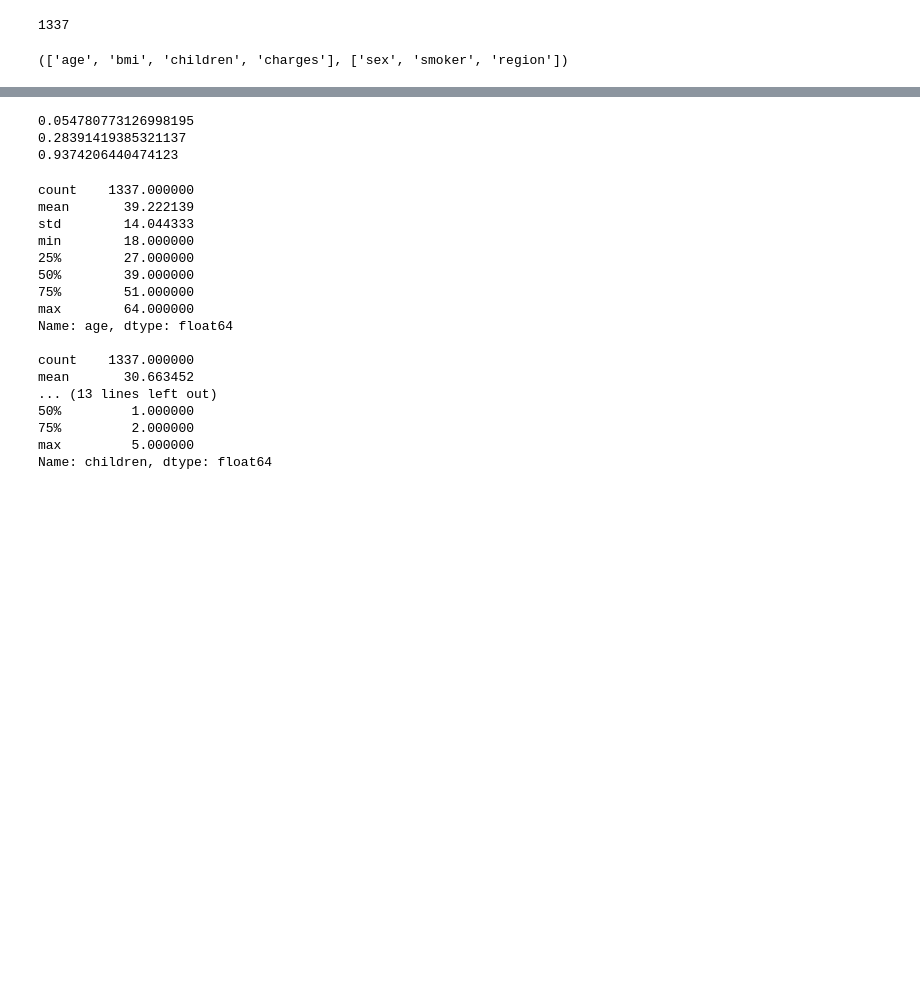
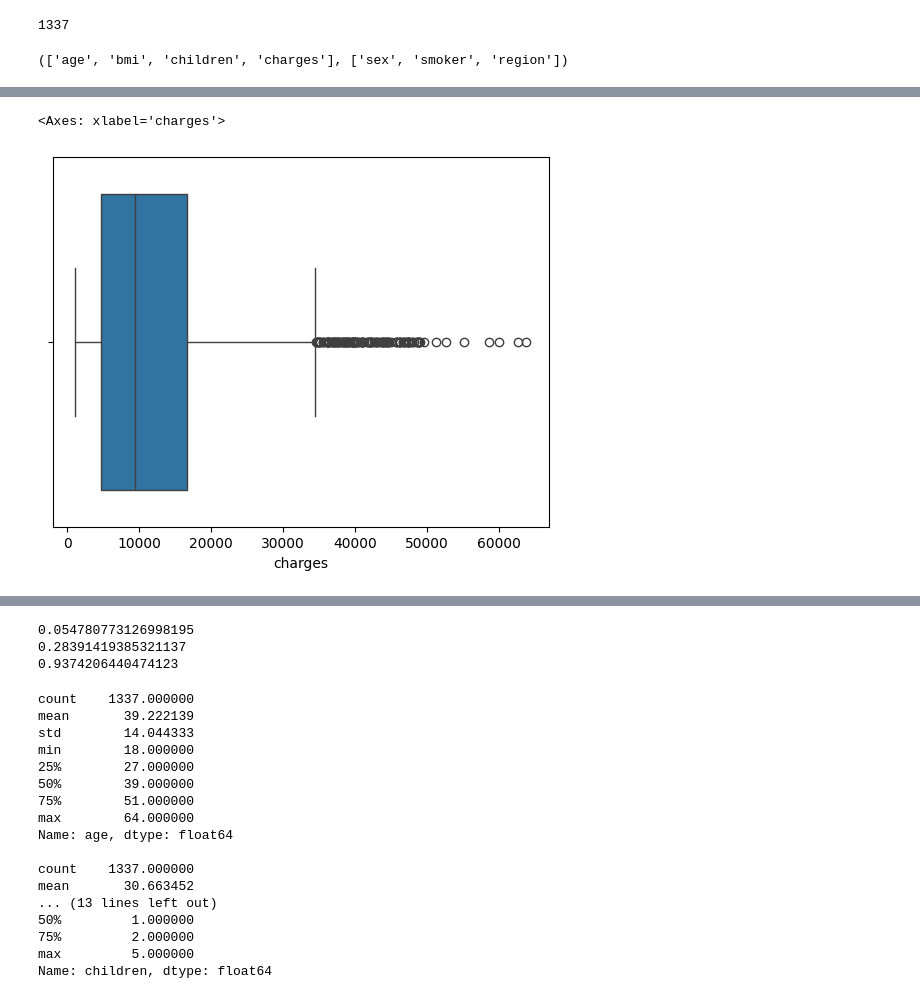
Before and after one commit to uma-ram/MLZoomCamp_Midterm_Project, a Jupyter notebook: notebook.ipynb, the cells around one changed output, grey strips where cells are left out. Drawn from its saved outputs; the diff is of its cells as text; code cells hidden in the pictures; blank space fills up the shorter version.

```diff
--- a/notebook.ipynb
+++ b/notebook.ipynb
@@ -95,0 +138,7 @@ numeric_cols.remove('charges')
+# %%
+# outliers of target
+
+sns.boxplot(x ='charges' , data=data)
+# %% [output]
+<Axes: xlabel='charges'>
+[figure, added]
```
Also changed, not shown: parts of 17 cells of this notebook, 9 other files.
